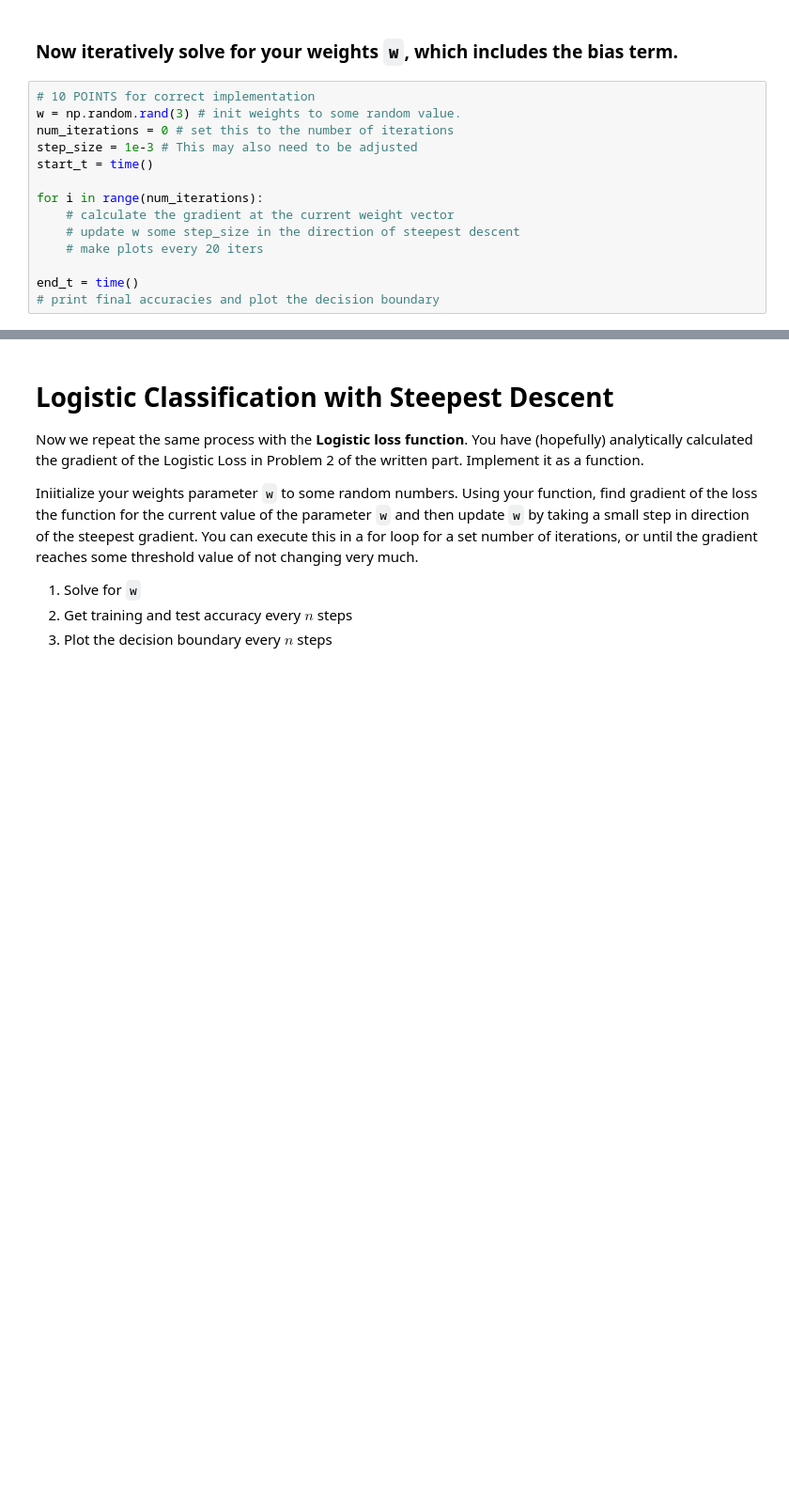
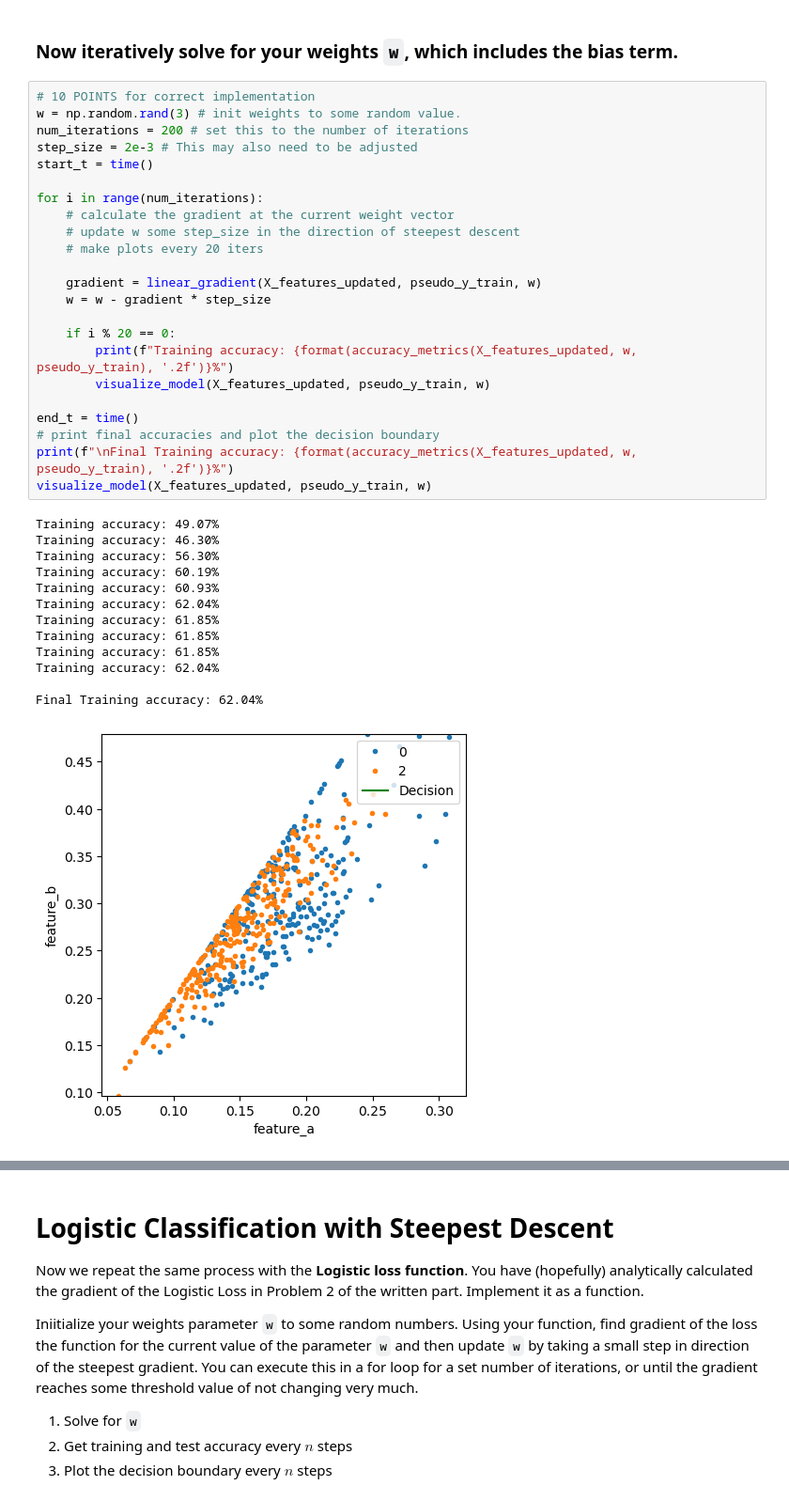
Before and after one commit to guptashrey/BME548L-Machine-Learning-Imaging, a Jupyter notebook: Homework/S2023_HW2.ipynb, the cells around one changed output, grey strips where cells are left out. Shown at 94% size. Cells and saved outputs as stored; diff of their text form; blank space fills up the shorter version.

```diff
--- a/Homework/S2023_HW2.ipynb
+++ b/Homework/S2023_HW2.ipynb
@@ -430,14 +447,37 @@ def linear_gradient(features, labels, weights):
 # %%
 # 10 POINTS for correct implementation
 w = np.random.rand(3) # init weights to some random value.
-num_iterations = 0 # set this to the number of iterations
-step_size = 1e-3 # This may also need to be adjusted
+num_iterations = 200 # set this to the number of iterations
+step_size = 2e-3 # This may also need to be adjusted
 start_t = time()
 
 for i in range(num_iterations):
     # calculate the gradient at the current weight vector
     # update w some step_size in the direction of steepest descent
     # make plots every 20 iters
 
+    gradient = linear_gradient(X_features_updated, pseudo_y_train, w)
+    w = w - gradient * step_size
+
+    if i % 20 == 0:
+        print(f"Training accuracy: {format(accuracy_metrics(X_features_updated, w, pseudo_y_train), '.2f')}%")
+        visualize_model(X_features_updated, pseudo_y_train, w)
+
 end_t = time()
 # print final accuracies and plot the decision boundary
+print(f"\nFinal Training accuracy: {format(accuracy_metrics(X_features_updated, w, pseudo_y_train), '.2f')}%")
+visualize_model(X_features_updated, pseudo_y_train, w)
+# %% [output]
+Training accuracy: 49.07%
+Training accuracy: 46.30%
+Training accuracy: 56.30%
+Training accuracy: 60.19%
+Training accuracy: 60.93%
+Training accuracy: 62.04%
+Training accuracy: 61.85%
+Training accuracy: 61.85%
+Training accuracy: 61.85%
+Training accuracy: 62.04%
+
+Final Training accuracy: 62.04%
+[figure, added]
```
Also changed, not shown: parts of 16 cells of this notebook.
